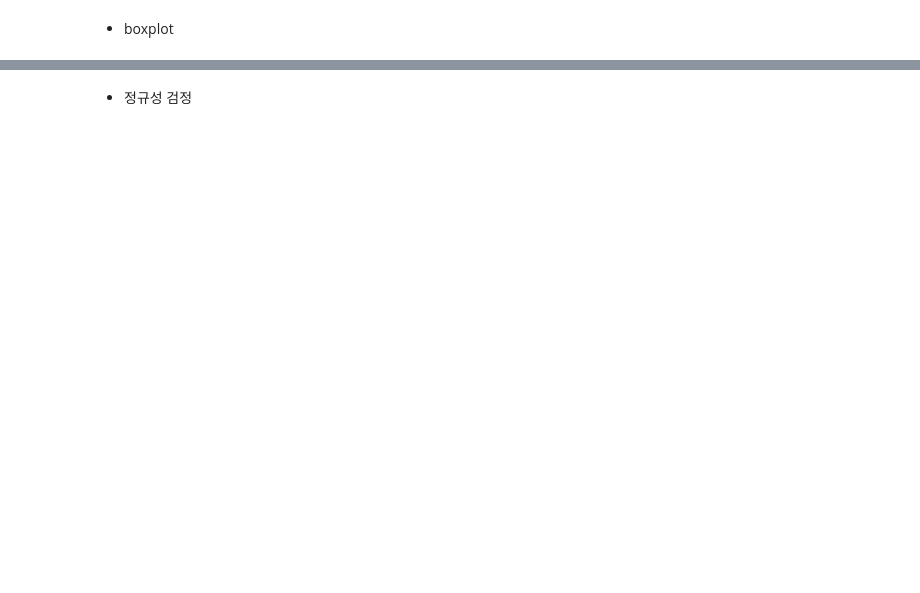
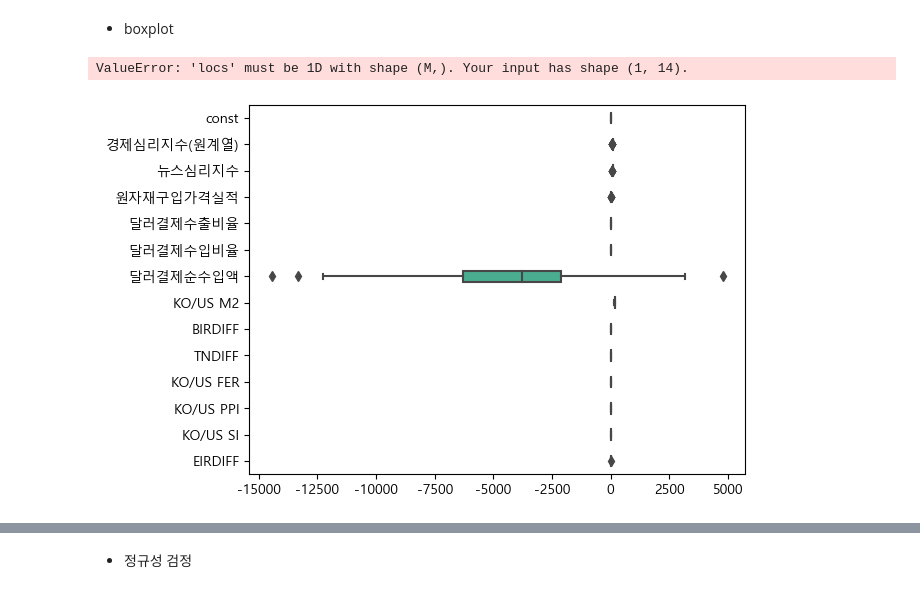
Before and after one commit to Jay-hook/mine, a Jupyter notebook: Monthlypreprocessing.ipynb, the cells around one changed output, grey strips where cells are left out. Drawn from its saved outputs; the diff is of its cells as text; code cells hidden in the pictures; blank space fills up the shorter version.

```diff
--- a/Monthlypreprocessing.ipynb
+++ b/Monthlypreprocessing.ipynb
@@ -103,6 +103,12 @@ y = df['KRW/USD']
 X = df.drop(['시점', 'KRW/USD'], axis=1)
 # %% [markdown]
 - boxplot
+# %%
+sns.boxplot(data=X, orient="h", width=0.4)
+plt.xticks([range(len(X.columns))])
+# %% [output]
+ValueError: 'locs' must be 1D with shape (M,). Your input has shape (1, 14).
+[figure, added]
 # %%
 for i in X.columns[1:]:
     plt.boxplot(X[i])
```
Also changed, not shown: parts of 36 cells of this notebook, 5 other files.
